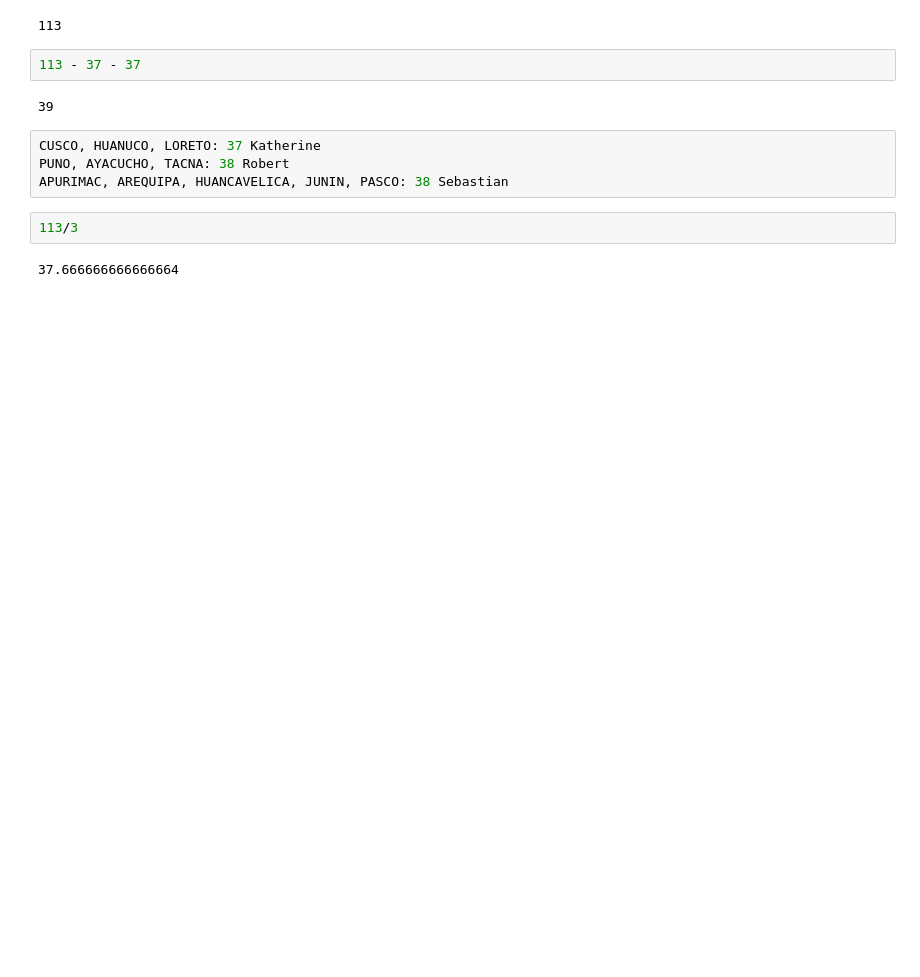
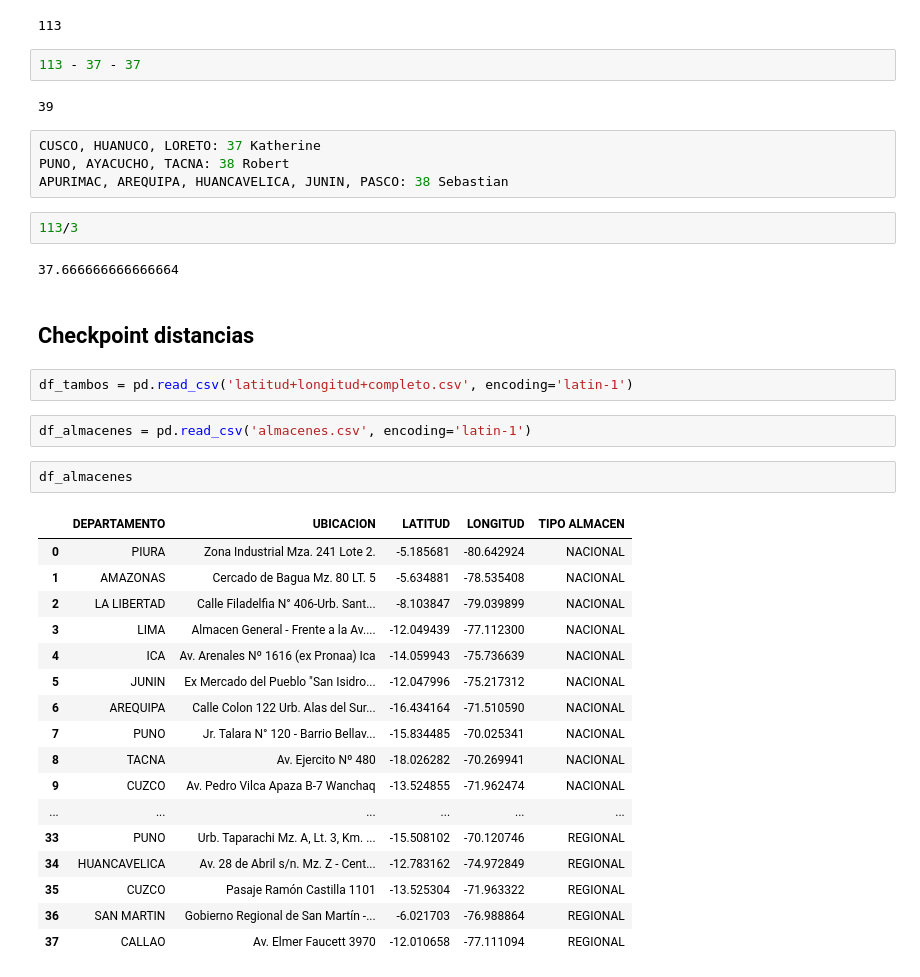
Before and after one commit to Robert-Aduviri/optimizacion-heladas-friaje, a Jupyter notebook: Parser.ipynb, the cells around one changed output. Drawn from its saved outputs; the diff is of its cells as text; blank space fills up the shorter version.

```diff
--- a/Parser.ipynb
+++ b/Parser.ipynb
@@ -520,3 +520,29 @@ APURIMAC, AREQUIPA, HUANCAVELICA, JUNIN, PASCO: 38 Sebastian
 113/3
 # %% [output]
 37.666666666666664
+# %% [markdown]
+## Checkpoint distancias
+# %%
+df_tambos = pd.read_csv('latitud+longitud+completo.csv', encoding='latin-1')
+# %%
+df_almacenes = pd.read_csv('almacenes.csv', encoding='latin-1')
+# %%
+df_almacenes
+# %% [output]
+|  | DEPARTAMENTO | UBICACION | LATITUD | LONGITUD | TIPO ALMACEN |
+| 0 | PIURA | Zona Industrial Mza. 241 Lote 2. | -5.185681 | -80.642924 | NACIONAL |
+| 1 | AMAZONAS | Cercado de Bagua Mz. 80 LT. 5 | -5.634881 | -78.535408 | NACIONAL |
+| 2 | LA LIBERTAD | Calle Filadelfia N° 406-Urb. Sant... | -8.103847 | -79.039899 | NACIONAL |
+| 3 | LIMA | Almacen General - Frente a la Av.... | -12.049439 | -77.112300 | NACIONAL |
+| 4 | ICA | Av. Arenales Nº 1616 (ex Pronaa) Ica | -14.059943 | -75.736639 | NACIONAL |
+| 5 | JUNIN | Ex Mercado del Pueblo "San Isidro... | -12.047996 | -75.217312 | NACIONAL |
+| 6 | AREQUIPA | Calle Colon 122 Urb. Alas del Sur... | -16.434164 | -71.510590 | NACIONAL |
+| 7 | PUNO | Jr. Talara N° 120 - Barrio Bellav... | -15.834485 | -70.025341 | NACIONAL |
+| 8 | TACNA | Av. Ejercito Nº 480 | -18.026282 | -70.269941 | NACIONAL |
+| 9 | CUZCO | Av. Pedro Vilca Apaza B-7 Wanchaq | -13.524855 | -71.962474 | NACIONAL |
+| ... | ... | ... | ... | ... | ... |
+| 33 | PUNO | Urb. Taparachi Mz. A, Lt. 3, Km. ... | -15.508102 | -70.120746 | REGIONAL |
+| 34 | HUANCAVELICA | Av. 28 de Abril s/n. Mz. Z - Cent... | -12.783162 | -74.972849 | REGIONAL |
+| 35 | CUZCO | Pasaje Ramón Castilla 1101 | -13.525304 | -71.963322 | REGIONAL |
+| 36 | SAN MARTIN | Gobierno Regional de San Martín -... | -6.021703 | -76.988864 | REGIONAL |
+| 37 | CALLAO | Av. Elmer Faucett 3970 | -12.010658 | -77.111094 | REGIONAL |
```
Also changed, not shown: 2 other files.
